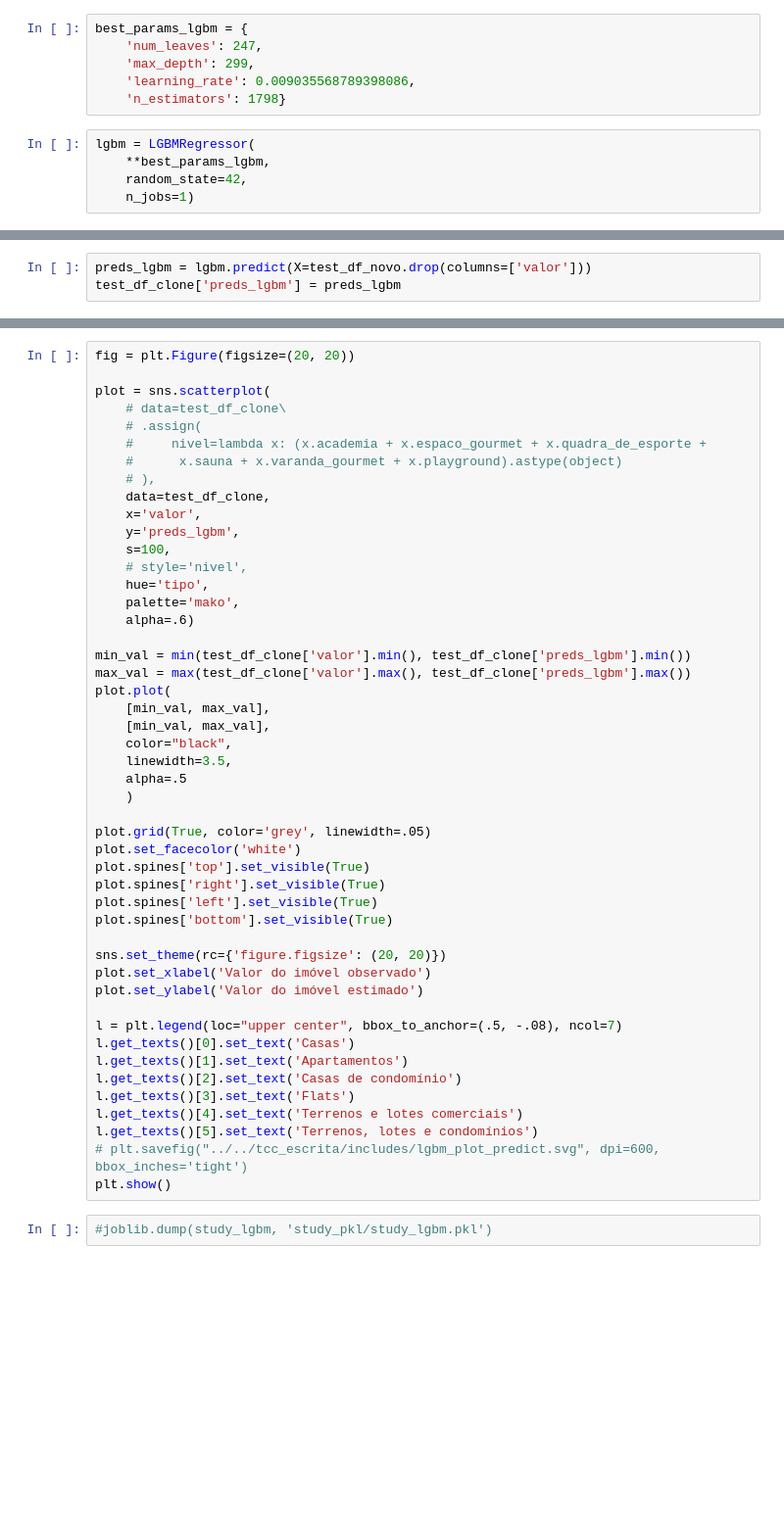
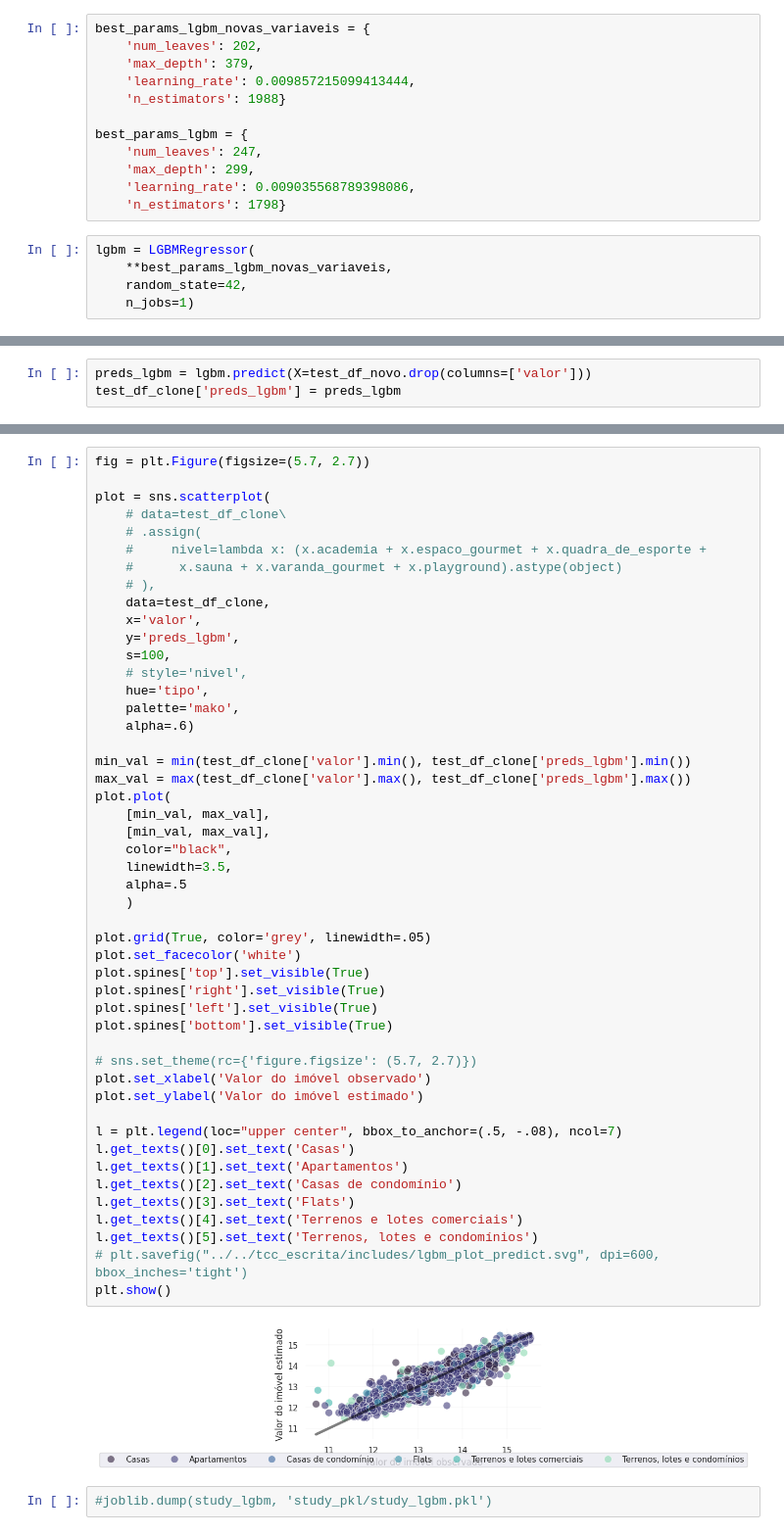
Before and after one commit to cowvin0/tcc_realestate, a Jupyter notebook: tcc_escrita/modeling.ipynb, the cells around one changed output, grey strips where cells are left out. Shown at 98% size. Cells and saved outputs as stored; diff of their text form; blank space fills up the shorter version.

```diff
--- a/tcc_escrita/modeling.ipynb
+++ b/tcc_escrita/modeling.ipynb
@@ -449,4 +440,10 @@ def objective_lgbm(trial):
 # %%
+best_params_lgbm_novas_variaveis = {
+    'num_leaves': 202,
+    'max_depth': 379,
+    'learning_rate': 0.009857215099413444,
+    'n_estimators': 1988}
+
 best_params_lgbm = {
     'num_leaves': 247,
     'max_depth': 299,
@@ -454,7 +451,7 @@ best_params_lgbm = {
     'n_estimators': 1798}
 # %%
 lgbm = LGBMRegressor(
-    **best_params_lgbm,
+    **best_params_lgbm_novas_variaveis,
     random_state=42,
     n_jobs=1)
 # %%
@@ -470,5 +485,5 @@ print(np.expm1(root_mean_squared_error(test_df_clone.valor, preds_lgbm)))
 # %%
-fig = plt.Figure(figsize=(20, 20))
+fig = plt.Figure(figsize=(5.7, 2.7))
 
 plot = sns.scatterplot(
     # data=test_df_clone\
@@ -487,34 +502,36 @@ plot = sns.scatterplot(
 
 min_val = min(test_df_clone['valor'].min(), test_df_clone['preds_lgbm'].min())
 max_val = max(test_df_clone['valor'].max(), test_df_clone['preds_lgbm'].max())
 plot.plot(
     [min_val, max_val],
     [min_val, max_val],
     color="black",
     linewidth=3.5,
     alpha=.5
     )
 
 plot.grid(True, color='grey', linewidth=.05)
 plot.set_facecolor('white')
 plot.spines['top'].set_visible(True)
 plot.spines['right'].set_visible(True)
 plot.spines['left'].set_visible(True)
 plot.spines['bottom'].set_visible(True)
 
-sns.set_theme(rc={'figure.figsize': (20, 20)})
+# sns.set_theme(rc={'figure.figsize': (5.7, 2.7)})
 plot.set_xlabel('Valor do imóvel observado')
 plot.set_ylabel('Valor do imóvel estimado')
 
 l = plt.legend(loc="upper center", bbox_to_anchor=(.5, -.08), ncol=7)
 l.get_texts()[0].set_text('Casas')
 l.get_texts()[1].set_text('Apartamentos')
 l.get_texts()[2].set_text('Casas de condomínio')
 l.get_texts()[3].set_text('Flats')
 l.get_texts()[4].set_text('Terrenos e lotes comerciais')
 l.get_texts()[5].set_text('Terrenos, lotes e condomínios')
 # plt.savefig("../../tcc_escrita/includes/lgbm_plot_predict.svg", dpi=600, bbox_inches='tight')
 plt.show()
+# %% [output]
+[figure, added]
 # %%
 #joblib.dump(study_lgbm, 'study_pkl/study_lgbm.pkl')
 # %% [markdown]
```
Also changed, not shown: parts of 12 cells of this notebook, 45 other files.
